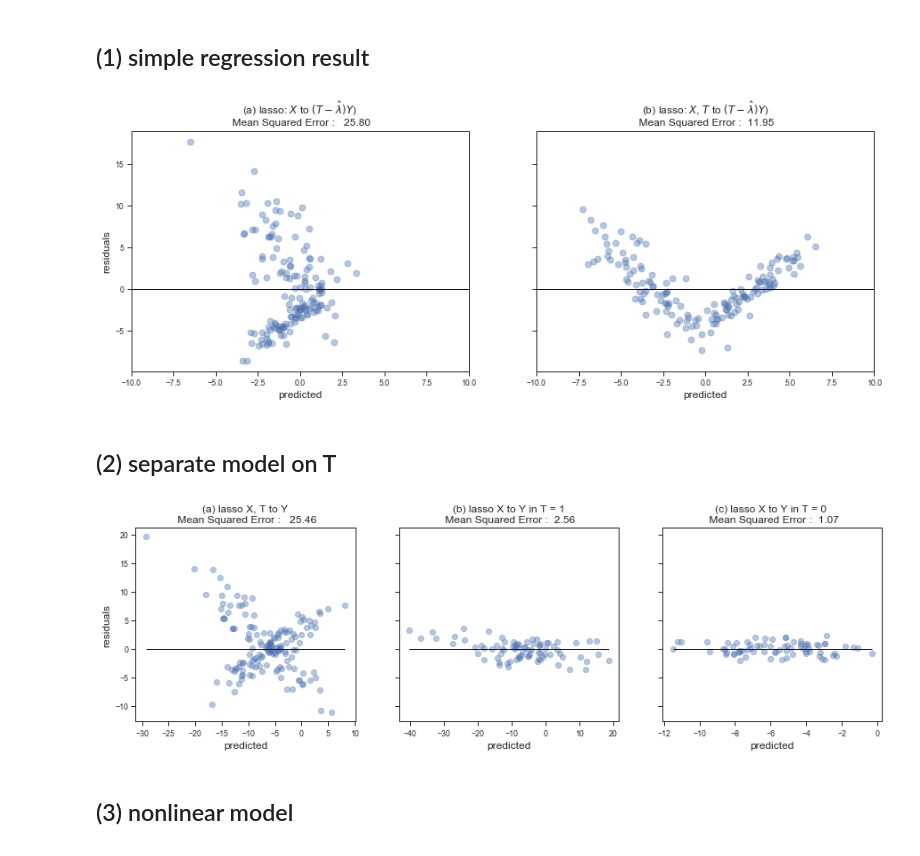
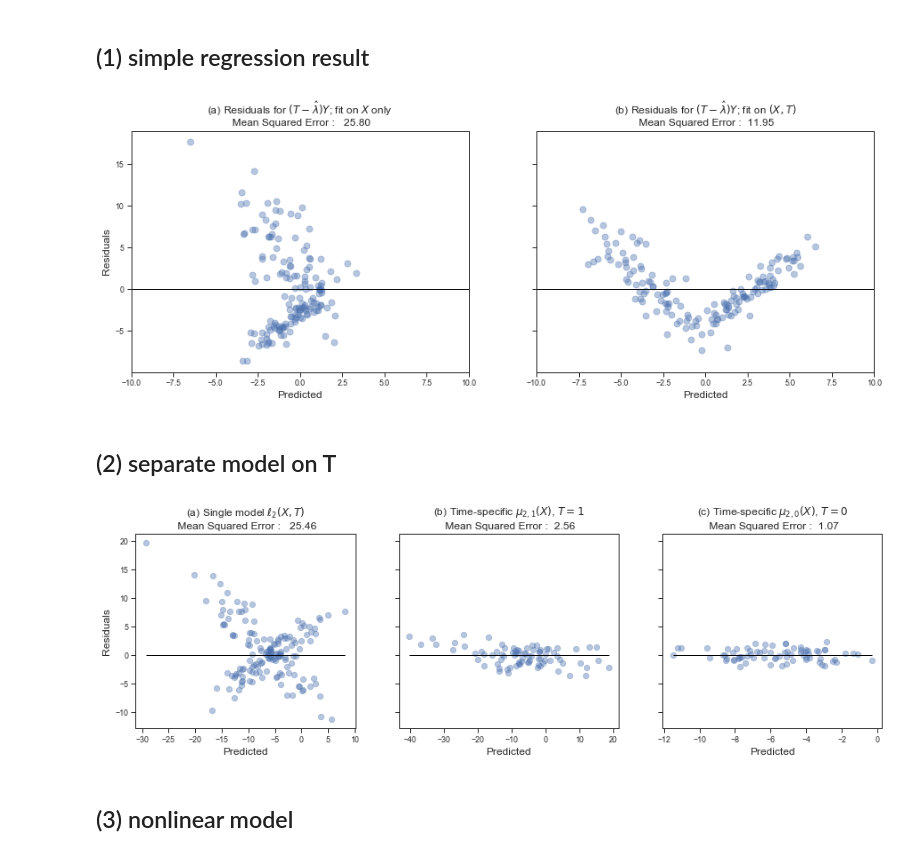
Before and after one commit to MasaAsami/modified_DMLDiD_RCS, a Jupyter notebook: notebooks/Why_original_l2model_is_wrong.ipynb, the cells around one changed output. Drawn from its saved outputs; the diff is of its cells as text; code cells hidden in the pictures.

```diff
--- a/notebooks/Why_original_l2model_is_wrong.ipynb
+++ b/notebooks/Why_original_l2model_is_wrong.ipynb
@@ -172,12 +172,12 @@ axs[0].scatter(
     # color="black",
     label="l2k regression",
 )
-axs[0].set_xlabel("predicted",fontsize=12)
-axs[0].set_ylabel("residuals",fontsize=12)
+axs[0].set_xlabel("Predicted",fontsize=12)
+axs[0].set_ylabel("Residuals",fontsize=12)
 axs[0].hlines(y=0, xmin=y_pred.min(), xmax=10, lw=1, color="black")
 axs[0].set_xlim(-10,10)
 axs[0].set_title(
-    "(a) lasso: $X$ to $(T - \hat{\lambda })Y$)"
+    "(a) Residuals for $(T-\hat{\lambda})Y$; fit on $X$ only"
     + f"\n Mean Squared Error :  {l2k_mse_withoutT : .2f}",
     fontsize=12,
 )
@@ -192,18 +192,18 @@ axs[1].scatter(
     label="l2k regression",
 )
 
-axs[1].set_xlabel("predicted",fontsize=12)
+axs[1].set_xlabel("Predicted",fontsize=12)
 axs[1].set_xlim(-10,10)
 axs[1].hlines(y=0, xmin=l2k_y_pred.min(), xmax=10, lw=1, color="black")
 axs[1].set_title(
-    "(b) lasso: $X$, $T$ to $(T - \hat{\lambda })Y$)"
+    "(b) Residuals for $(T-\hat{\lambda})Y$; fit on $(X,T)$"
     + f"\n Mean Squared Error : {l2k_mse : .2f}",
     fontsize=12,
 )
 fig.savefig("../fig/original_l2kmodel_wrong.png", dpi=600, bbox_inches="tight")
 plt.show()
 # %% [output]
-[figure, old version]
+[figure, new version]
 # %% [markdown]
 ## (2) separate model on T
 # %%
@@ -248,43 +248,43 @@ axs[0].scatter(
     # color="black",
     label="l2k regression",
 )
-axs[0].set_ylabel("residuals", fontsize=12)
-axs[0].set_xlabel("predicted", fontsize=12)
+axs[0].set_ylabel("Residuals", fontsize=12)
+axs[0].set_xlabel("Predicted", fontsize=12)
 axs[0].hlines(y=0, xmin=y_pred.min(), xmax=y_pred.max(), lw=1, color="black")
-axs[0].set_title(f"(a) lasso X, T to Y\n Mean Squared Error :  {y_mse : .2f}", fontsize=12)
+axs[0].set_title(f"(a) Single model $\ell_2(X,T)$\n Mean Squared Error :  {y_mse : .2f}", fontsize=12)
 
 axs[1].scatter(
     y_pred_t1,
     y_pred_t1 - y_test_t1,
     marker="o",
     s=40,
     alpha=0.4,
     # color="black",
     label="y regression_t1",
 )
-axs[1].set_xlabel("predicted", fontsize=12)
+axs[1].set_xlabel("Predicted", fontsize=12)
 
 axs[1].hlines(y=0, xmin=y_pred_t1.min(), xmax=y_pred_t1.max(), lw=1, color="black")
-axs[1].set_title(f"(b) lasso X to Y in T = 1\n Mean Squared Error : {y_mse_t1 : .2f}", fontsize=12)
+axs[1].set_title(f"(b) Time-specific $\mu_{{2,1}}(X)$, $T=1$\n Mean Squared Error : {y_mse_t1 : .2f}", fontsize=12)
 
 axs[2].scatter(
     y_pred_t0,
     y_pred_t0 - y_test_t0,
     marker="o",
     s=40,
     alpha=0.4,
     # color="black",
     label="y regression_t0",
 )
-axs[2].set_xlabel("predicted", fontsize=12)
+axs[2].set_xlabel("Predicted", fontsize=12)
 axs[2].hlines(y=0, xmin=y_pred_t0.min(), xmax=y_pred_t0.max(), lw=1, color="black")
-axs[2].set_title(f"(c) lasso X to Y in T = 0 \n Mean Squared Error : {y_mse_t0 : .2f}", fontsize=12)
+axs[2].set_title(f"(c) Time-specific $\mu_{{2,0}}(X)$, $T=0$\n Mean Squared Error : {y_mse_t0 : .2f}", fontsize=12)
 
 
 fig.savefig("../fig/our_suolution.png", dpi=600, bbox_inches="tight")
 plt.show()
 # %% [output]
-[figure, old version]
+[figure, new version]
 # %% [markdown]
 ## (3) nonlinear model
 # %%
```
Also changed, not shown: 7 other files.
